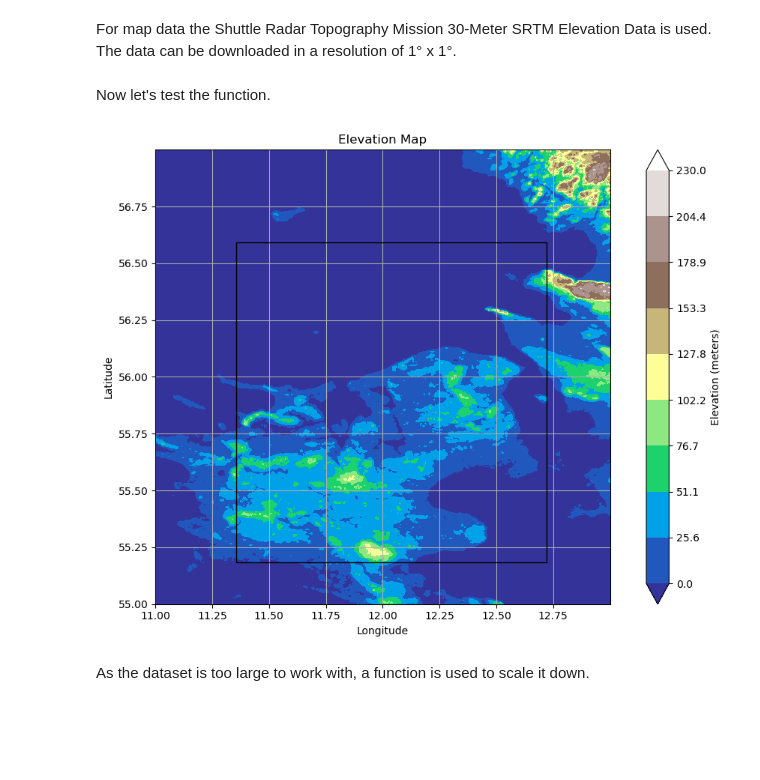
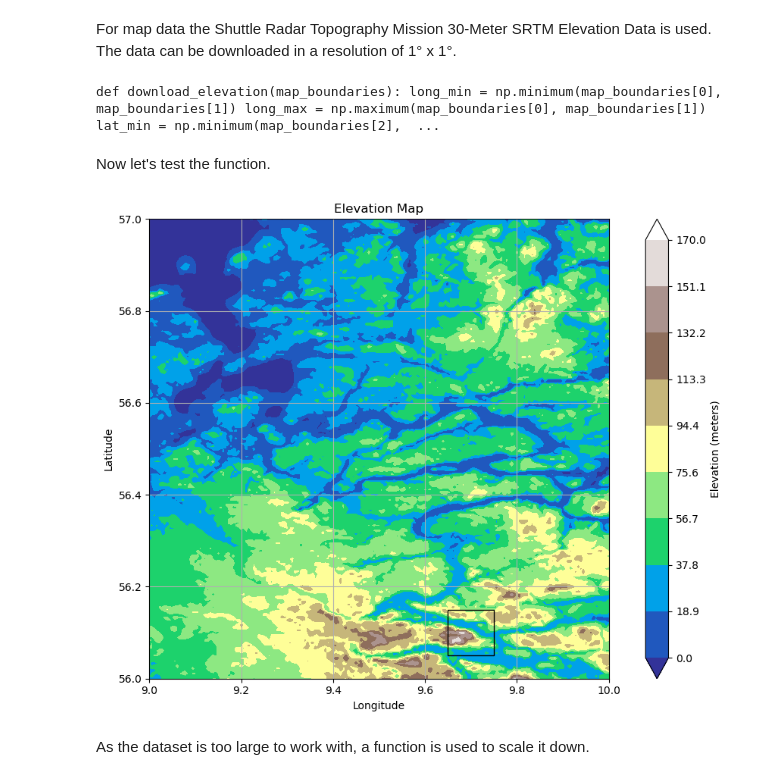
Before and after one commit to FPWRasmussen/DTU-Special-Course, a Jupyter notebook: src/elevation_handler.ipynb, the cells around one changed output. Drawn from its saved outputs; the diff is of its cells as text; code cells hidden in the pictures; blank space fills up the shorter version.

```diff
--- a/src/elevation_handler.ipynb
+++ b/src/elevation_handler.ipynb
@@ -73,7 +23,12 @@ def download_elevation(map_boundaries):
+# %%
+HTML(print_code(download_elevation))
+# %% [output]
+def download_elevation(map_boundaries): long_min = np.minimum(map_boundaries[0], map_boundaries[1]) long_max = np.maximum(map_boundaries[0], map_boundaries[1]) lat_min = np.minimum(map_boundaries[2],  ...
 # %% [markdown]
 Now let's test the function.
 # %%
-map_boundaries = np.array([11.356, 12.72, 55.184, 56.593]) # longitude, latitude
+map_boundaries = np.array([9.65, 9.75, 56.05, 56.15])
+# longitude, latitude
 #  45.184824127006706, 6.356677460471748 47.5930208421994, 9.723481445784927
 # map_boundaries = np.array([55.22, 55.7, 12.42, 12.7])
 
@@ -84,33 +39,33 @@ vmin = 0
 vmax = float('%.2g' % np.max(merged_map)) # round down to two significant digits
 levels = np.linspace(vmin, vmax, 10)
 
 fig, ax = plt.subplots(figsize = (10, 7))
 ct = ax.contourf(srtm_longitude[::scale], srtm_latitude[::scale], merged_map[::scale, ::scale],
                  levels = levels, vmin = vmin, vmax = vmax, extend = "both",
                  cmap='terrain')
 plt.colorbar(ct, ax = ax, label='Elevation (meters)')
 
 # Add the rectangle to the plot
 rect = Rectangle(
     xy=(map_boundaries[0], map_boundaries[2]),  # bottom-left corner
     width=(map_boundaries[1] - map_boundaries[0]),  # width
     height=(map_boundaries[3] - map_boundaries[2]),  # height
     linewidth=1,
     edgecolor='k',
     facecolor='none'
 )
 
 ax.add_patch(rect)
 rect.set_zorder(3)
 
 ax.grid()
 ax.set_aspect('equal')
 ax.set_title('Elevation Map')
 ax.set_xlabel('Longitude')
 ax.set_ylabel('Latitude')
 plt.tight_layout()
 plt.show()
 # %% [output]
-[figure, old version]
+[figure, new version]
 # %% [markdown]
 As the dataset is too large to work with, a function is used to scale it down.
```
Also changed, not shown: parts of 18 cells of this notebook, 25 other files.
